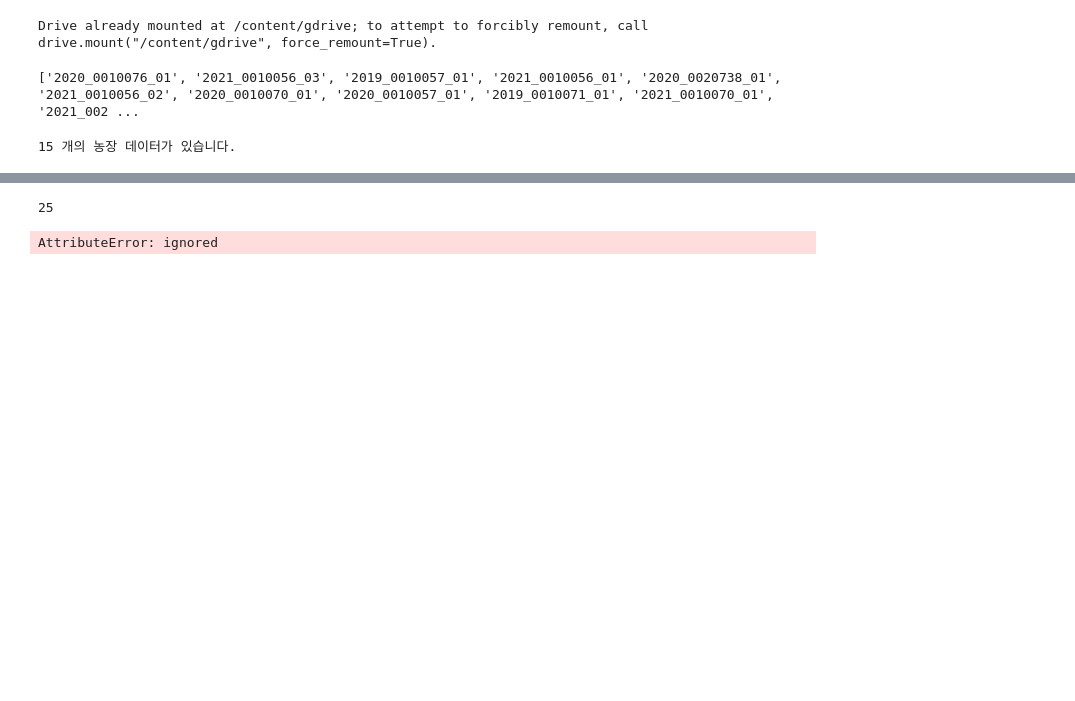
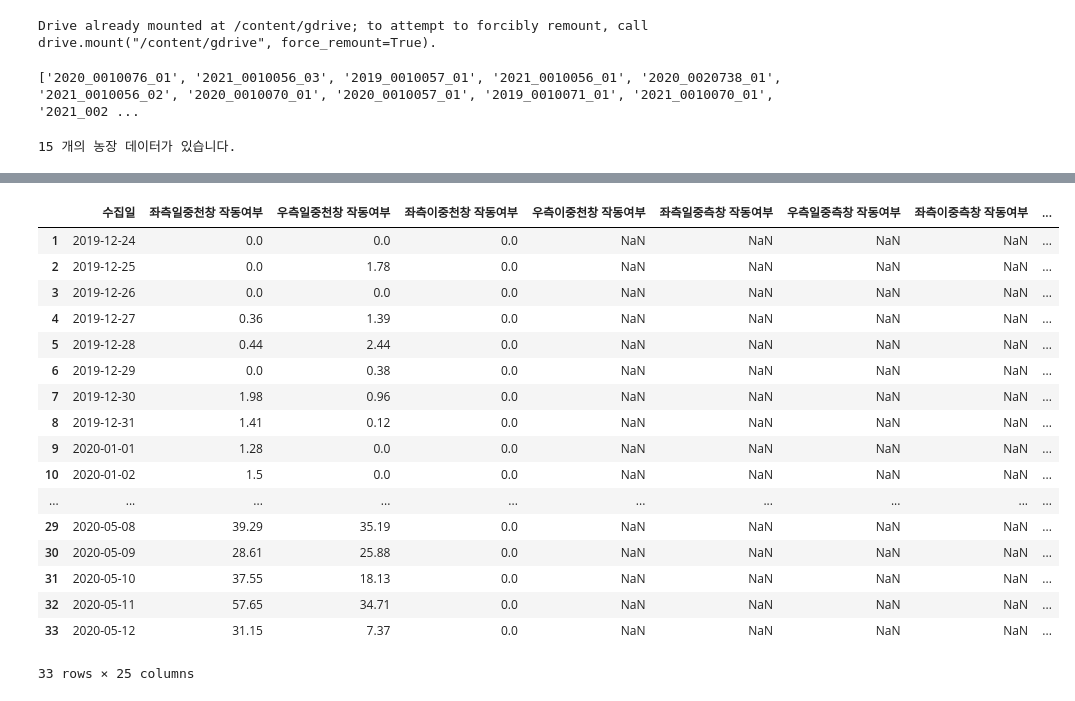
Before and after one commit to sexymonster/Projects, a Jupyter notebook: TeamProject/TomatoDataCustom.ipynb, the cells around one changed output, grey strips where cells are left out. Drawn from its saved outputs; the diff is of its cells as text; code cells hidden in the pictures; blank space fills up the shorter version.

```diff
--- a/TeamProject/TomatoDataCustom.ipynb
+++ b/TeamProject/TomatoDataCustom.ipynb
@@ -69,5 +98,21 @@ def effcolm(df):
-# %%
-effcolm(ctrl1)
-# %% [output]
-25
-AttributeError: ignored
+# %%
+ctrl3
+# %% [output]
+|  | 수집일 | 좌측일중천창 작동여부 | 우측일중천창 작동여부 | 좌측이중천창 작동여부 | 우측이중천창 작동여부 | 좌측일중측창 작동여부 | 우측일중측창 작동여부 | 좌측이중측창 작동여부 | ... |
+| 1 | 2019-12-24 | 0.0 | 0.0 | 0.0 | NaN | NaN | NaN | NaN | ... |
+| 2 | 2019-12-25 | 0.0 | 1.78 | 0.0 | NaN | NaN | NaN | NaN | ... |
+| 3 | 2019-12-26 | 0.0 | 0.0 | 0.0 | NaN | NaN | NaN | NaN | ... |
+| 4 | 2019-12-27 | 0.36 | 1.39 | 0.0 | NaN | NaN | NaN | NaN | ... |
+| 5 | 2019-12-28 | 0.44 | 2.44 | 0.0 | NaN | NaN | NaN | NaN | ... |
+| 6 | 2019-12-29 | 0.0 | 0.38 | 0.0 | NaN | NaN | NaN | NaN | ... |
+| 7 | 2019-12-30 | 1.98 | 0.96 | 0.0 | NaN | NaN | NaN | NaN | ... |
+| 8 | 2019-12-31 | 1.41 | 0.12 | 0.0 | NaN | NaN | NaN | NaN | ... |
+| 9 | 2020-01-01 | 1.28 | 0.0 | 0.0 | NaN | NaN | NaN | NaN | ... |
+| 10 | 2020-01-02 | 1.5 | 0.0 | 0.0 | NaN | NaN | NaN | NaN | ... |
+| ... | ... | ... | ... | ... | ... | ... | ... | ... | ... |
+| 29 | 2020-05-08 | 39.29 | 35.19 | 0.0 | NaN | NaN | NaN | NaN | ... |
+| 30 | 2020-05-09 | 28.61 | 25.88 | 0.0 | NaN | NaN | NaN | NaN | ... |
+| 31 | 2020-05-10 | 37.55 | 18.13 | 0.0 | NaN | NaN | NaN | NaN | ... |
+| 32 | 2020-05-11 | 57.65 | 34.71 | 0.0 | NaN | NaN | NaN | NaN | ... |
+| 33 | 2020-05-12 | 31.15 | 7.37 | 0.0 | NaN | NaN | NaN | NaN | ... |
+33 rows × 25 columns
```
Also changed, not shown: parts of 27 cells of this notebook.
